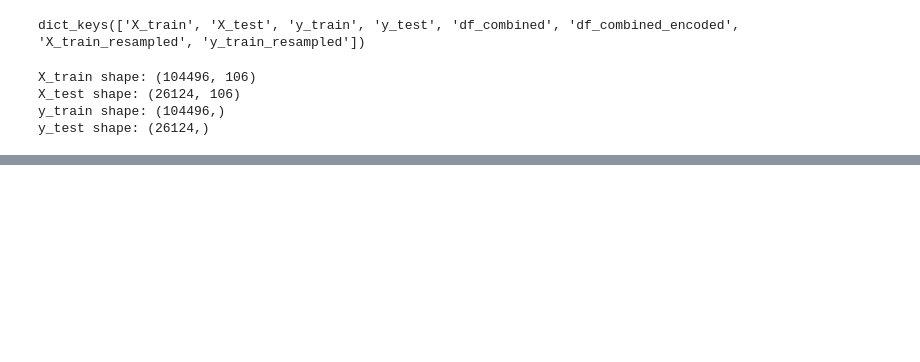
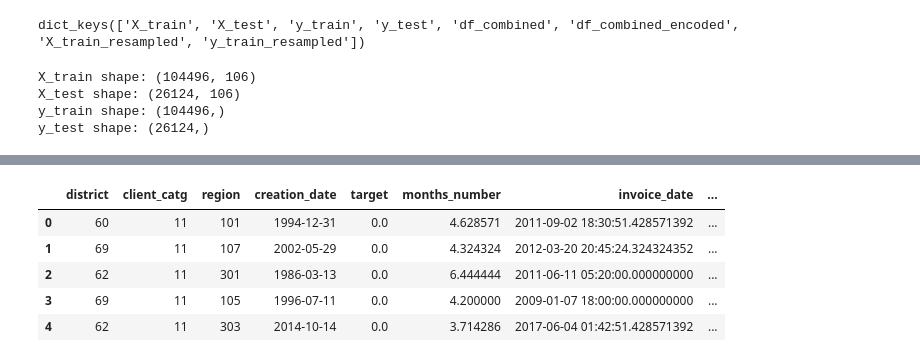
Before and after one commit to nikwilms/fraud-detection-electricity-gas-consumption, a Jupyter notebook: models/log_regression_DMR.ipynb, the cells around one changed output, grey strips where cells are left out. Drawn from its saved outputs; the diff is of its cells as text; code cells hidden in the pictures; blank space fills up the shorter version.

```diff
--- a/models/log_regression_DMR.ipynb
+++ b/models/log_regression_DMR.ipynb
@@ -173,0 +69,12 @@ AUC: 0.60
+# %%
+
+#drop client id
+df_combined = df_combined.drop(['client_id'], axis=1)
+df_combined.head()
+# %% [output]
+|  | district | client_catg | region | creation_date | target | months_number | invoice_date | ... |
+| 0 | 60 | 11 | 101 | 1994-12-31 | 0.0 | 4.628571 | 2011-09-02 18:30:51.428571392 | ... |
+| 1 | 69 | 11 | 107 | 2002-05-29 | 0.0 | 4.324324 | 2012-03-20 20:45:24.324324352 | ... |
+| 2 | 62 | 11 | 301 | 1986-03-13 | 0.0 | 6.444444 | 2011-06-11 05:20:00.000000000 | ... |
+| 3 | 69 | 11 | 105 | 1996-07-11 | 0.0 | 4.200000 | 2009-01-07 18:00:00.000000000 | ... |
+| 4 | 62 | 11 | 303 | 2014-10-14 | 0.0 | 3.714286 | 2017-06-04 01:42:51.428571392 | ... |
```
Also changed, not shown: parts of 40 cells of this notebook.
